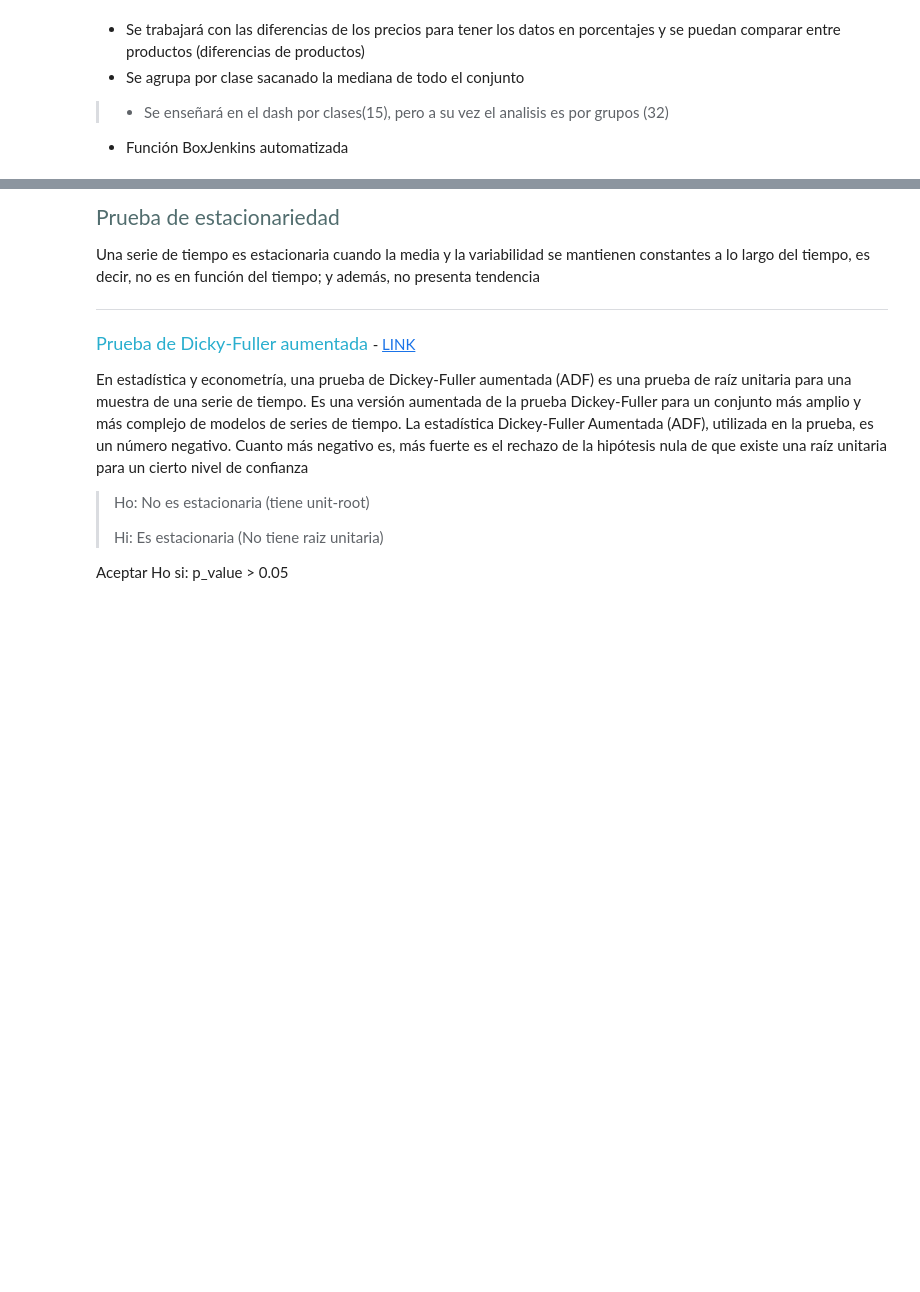
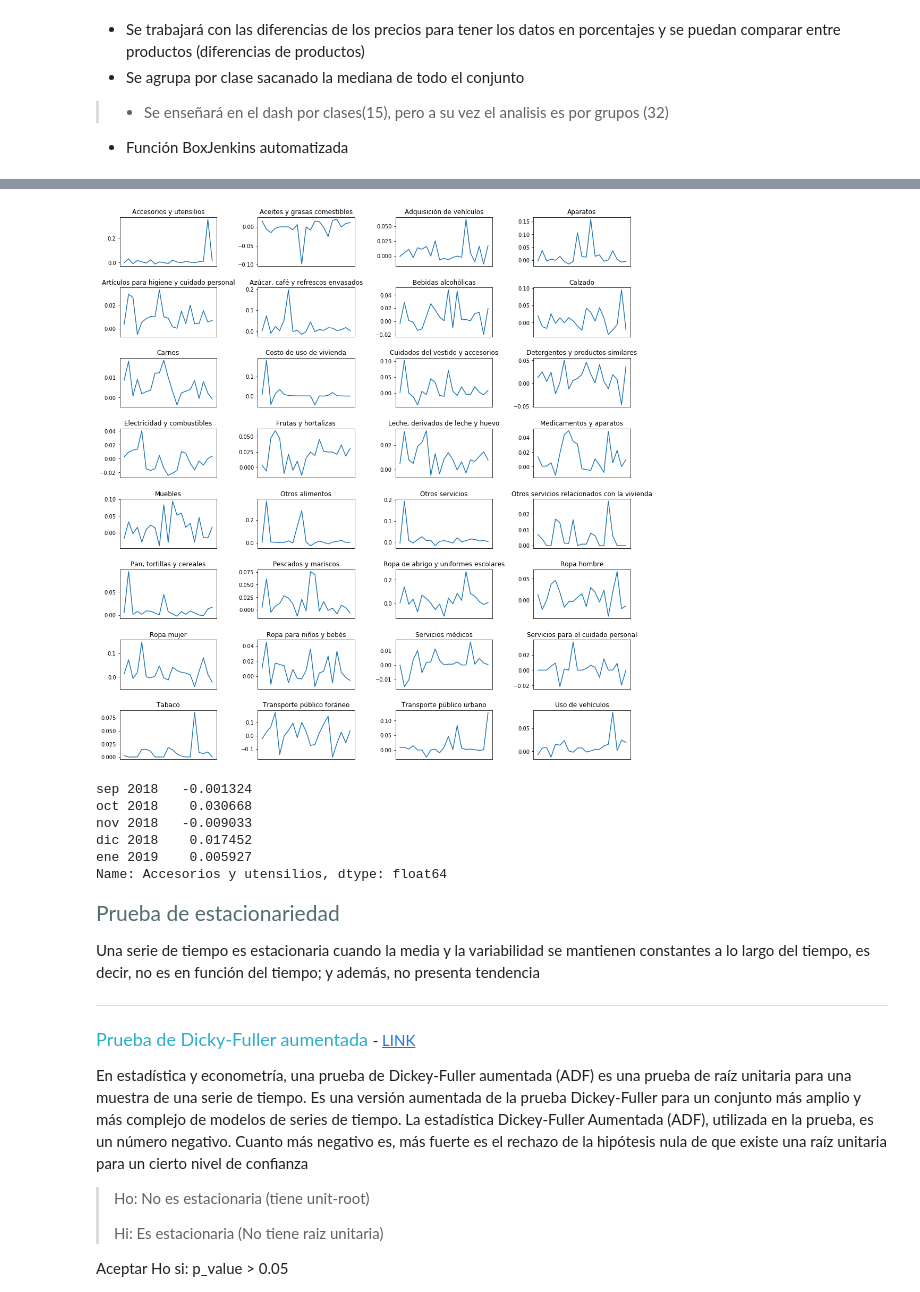
Before and after one commit to IFFranciscoME/Urban_Lab_Desarrollo, a Jupyter notebook: violeta/Precios.ipynb, the cells around one changed output, grey strips where cells are left out. Saved outputs shown, nothing was run; the diff lists cells and outputs as text; code cells hidden in the pictures; blank space fills up the shorter version.

Commit message:
Separacion de series de tiempo

```diff
--- a/violeta/Precios.ipynb
+++ b/violeta/Precios.ipynb
@@ -92,3 +109,33 @@ serie_tiempo.plot()
+# %%
+# Todas las series de tiempo por clase
+series_tiempo = [clases[i][1].mean().rename(clases[i][0], inplace=True) for i in range(len(clases))]
+# %%
+# Graficas de todas las series de tiempo
+fig = plt.figure()
+fig.set_figheight(15)
+fig.set_figwidth(15)
+for num in range(1,33):
+    #df0=series_tiempo[num-1]
+    ax = fig.add_subplot(8,4,num)
+    ax.plot(series_tiempo[num-1])
+    ax.set_title(clases[num-1][0])
+    ax.get_xaxis().set_visible(False)
+
+plt.tight_layout(pad=2.0)
+plt.show()
+# %% [output]
+[figure, added]
+# %%
+# Tomar una serie de tiempo de las 32 para analizar con Box-Jenkins
+serie_tiempo_1 = series_tiempo[0]
+serie_tiempo_1.head()
+# %% [output]
+sep 2018   -0.001324
+oct 2018    0.030668
+nov 2018   -0.009033
+dic 2018    0.017452
+ene 2019    0.005927
+Name: Accesorios y utensilios, dtype: float64
 # %% [markdown]
 <span style="color:#516D6E; font-family:Georgia; font-size:1.4em;"> Prueba de estacionariedad </span>
 
```
Also changed, not shown: parts of 8 cells of this notebook.
